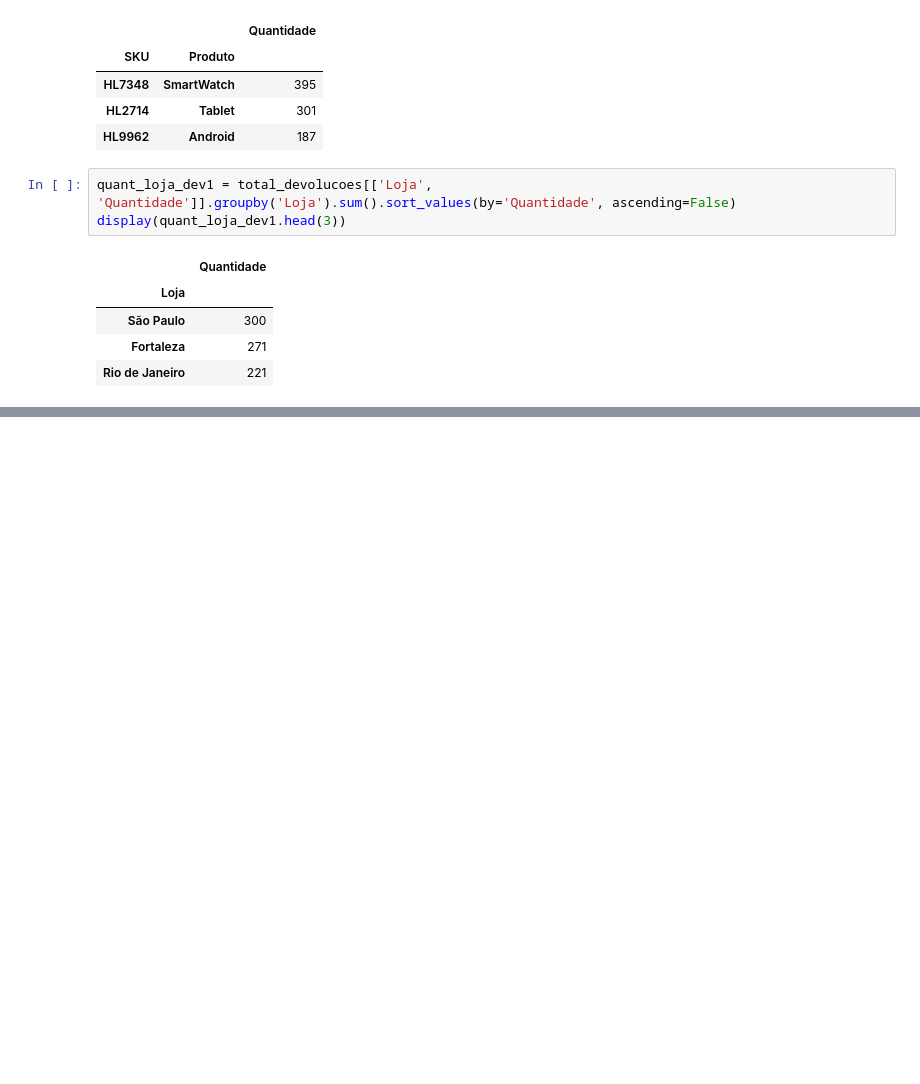
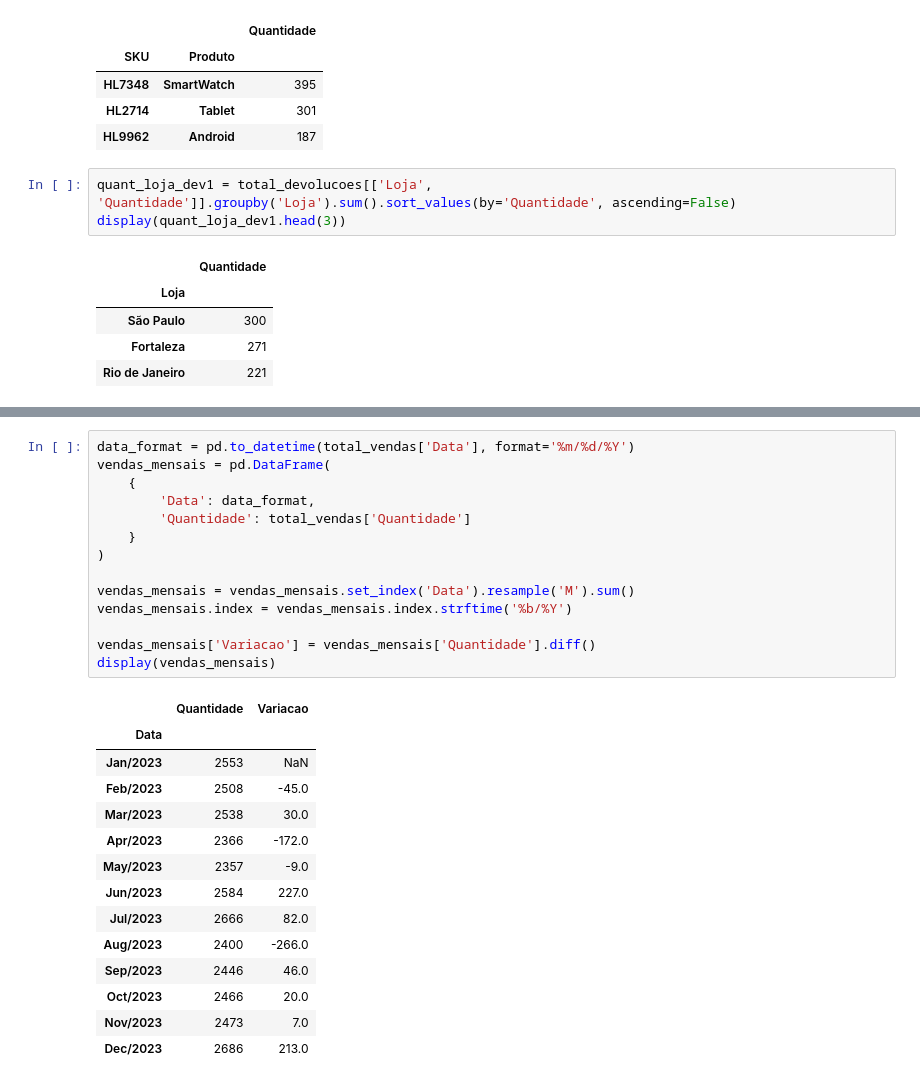
Before and after one commit to leandroclv/python_data_science, a Jupyter notebook: projeto_2/projeto_2.ipynb, the cells around one changed output, grey strips where cells are left out. Drawn from its saved outputs; the diff is of its cells as text; blank space fills up the shorter version.

```diff
--- a/projeto_2/projeto_2.ipynb
+++ b/projeto_2/projeto_2.ipynb
@@ -543,0 +567,29 @@ display(quant_loja_dev1.head(3))
+# %%
+data_format = pd.to_datetime(total_vendas['Data'], format='%m/%d/%Y')
+vendas_mensais = pd.DataFrame(
+    {
+        'Data': data_format,
+        'Quantidade': total_vendas['Quantidade']
+    }
+)
+
+vendas_mensais = vendas_mensais.set_index('Data').resample('M').sum()
+vendas_mensais.index = vendas_mensais.index.strftime('%b/%Y')
+
+vendas_mensais['Variacao'] = vendas_mensais['Quantidade'].diff()
+display(vendas_mensais)
+# %% [output]
+|  | Quantidade | Variacao |
+| Data |  |  |
+| Jan/2023 | 2553 | NaN |
+| Feb/2023 | 2508 | -45.0 |
+| Mar/2023 | 2538 | 30.0 |
+| Apr/2023 | 2366 | -172.0 |
+| May/2023 | 2357 | -9.0 |
+| Jun/2023 | 2584 | 227.0 |
+| Jul/2023 | 2666 | 82.0 |
+| Aug/2023 | 2400 | -266.0 |
+| Sep/2023 | 2446 | 46.0 |
+| Oct/2023 | 2466 | 20.0 |
+| Nov/2023 | 2473 | 7.0 |
+| Dec/2023 | 2686 | 213.0 |
```
Also changed, not shown: parts of 7 cells of this notebook.
